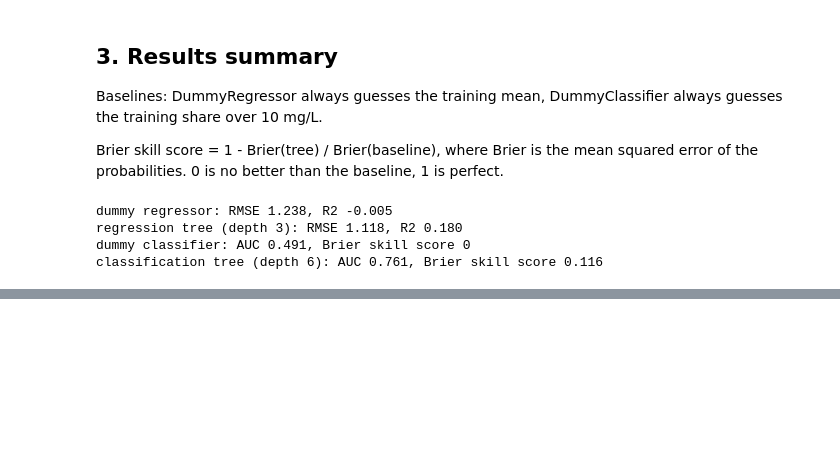
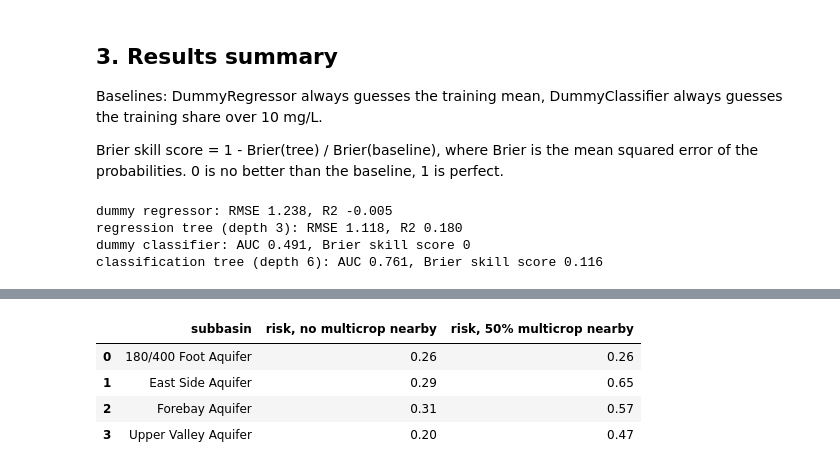
Before and after one commit to Erdos-Projects/fall-2026-infrastructure-placement, a Jupyter notebook: notebooks/models/decision_tree.ipynb, the cells around one changed output, grey strips where cells are left out. Saved outputs shown, nothing was run; the diff lists cells and outputs as text; code cells hidden in the pictures; blank space fills up the shorter version.

```diff
--- a/notebooks/models/decision_tree.ipynb
+++ b/notebooks/models/decision_tree.ipynb
@@ -193,0 +273,18 @@ classification tree (depth 6): AUC 0.761, Brier skill score 0.116
+# %%
+# what-if: the same wells, with no multi-cropped land within 500 m vs 50%
+what_if = []
+for name in ["180/400 Foot Aquifer", "East Side Aquifer", "Forebay Aquifer", "Upper Valley Aquifer"]:
+    wells_here = x_sub[train_val["subbasin"] == name]
+    none = wells_here.assign(pct_multicrop_500m=0)
+    some = wells_here.assign(pct_multicrop_500m=50)
+    what_if.append({"subbasin": name,
+                    "risk, no multicrop nearby": tree_sub.predict_proba(none)[:, 1].mean(),
+                    "risk, 50% multicrop nearby": tree_sub.predict_proba(some)[:, 1].mean()})
+
+pd.DataFrame(what_if).round(2)
+# %% [output]
+|  | subbasin | risk, no multicrop nearby | risk, 50% multicrop nearby |
+| 0 | 180/400 Foot Aquifer | 0.26 | 0.26 |
+| 1 | East Side Aquifer | 0.29 | 0.65 |
+| 2 | Forebay Aquifer | 0.31 | 0.57 |
+| 3 | Upper Valley Aquifer | 0.20 | 0.47 |
```
Also changed, not shown: parts of 6 cells of this notebook, 1 other file.
